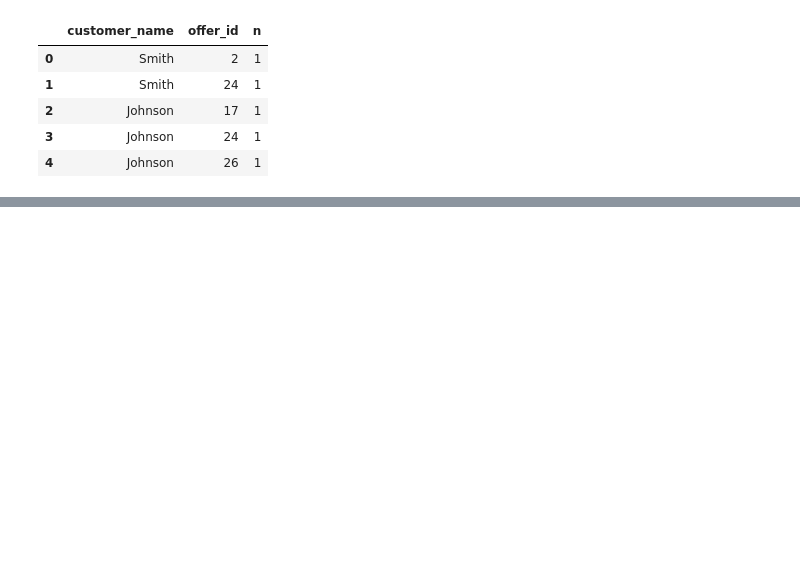
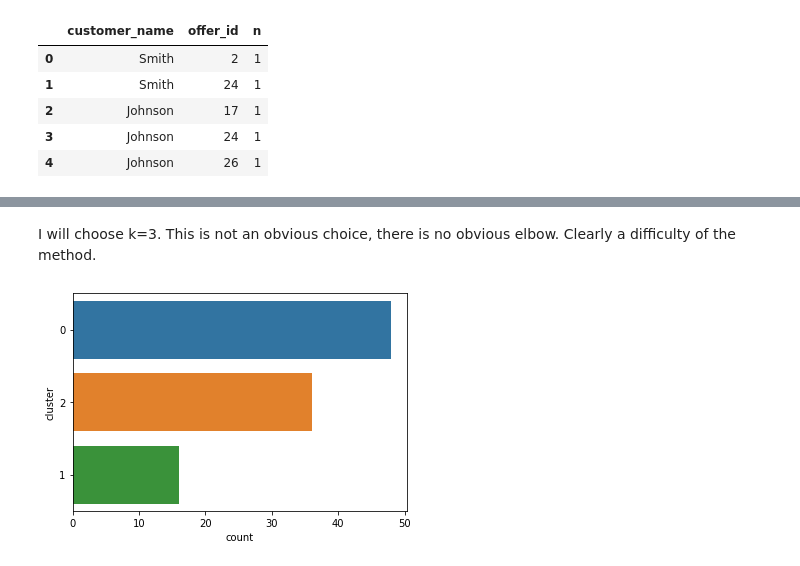
Before and after one commit to nico-corthorn/mec-mini-projects, a Jupyter notebook: mec-16.2.6-clustering-mini-project/Mini_Project_Clustering_Solution.ipynb, the cells around one changed output, grey strips where cells are left out. Drawn from its saved outputs; the diff is of its cells as text; code cells hidden in the pictures; blank space fills up the shorter version.

```diff
--- a/mec-16.2.6-clustering-mini-project/Mini_Project_Clustering_Solution.ipynb
+++ b/mec-16.2.6-clustering-mini-project/Mini_Project_Clustering_Solution.ipynb
@@ -76,0 +158,13 @@ df_trans
+# %% [markdown]
+I will choose k=3. This is not an obvious choice, there is no obvious elbow. Clearly a difficulty of the method.
+# %%
+best_k = 3
+best_kmeans = KMeans(n_clusters=best_k, random_state=0).fit(df_trans)
+# %%
+df_plot = pd.DataFrame(pd.Series(best_kmeans.labels_).value_counts()).reset_index()
+df_plot.columns = ['cluster', 'count']
+df_plot['cluster'] = df_plot.cluster.astype('str')
+# %%
+sns.barplot(x='count', y='cluster', data=df_plot);
+# %% [output]
+[figure, added]
```
Also changed, not shown: parts of 24 cells of this notebook.
